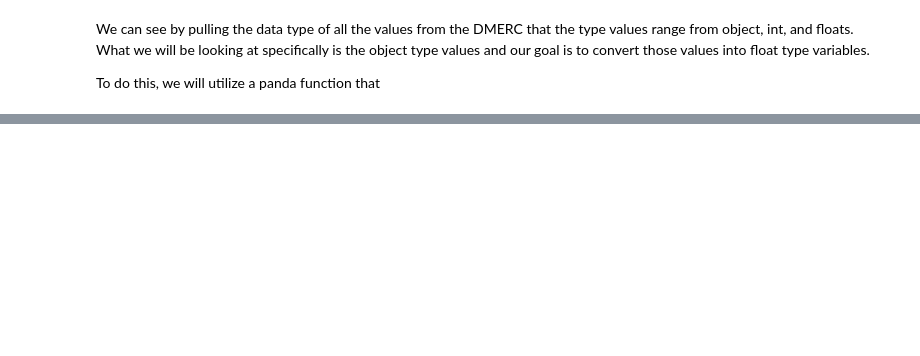
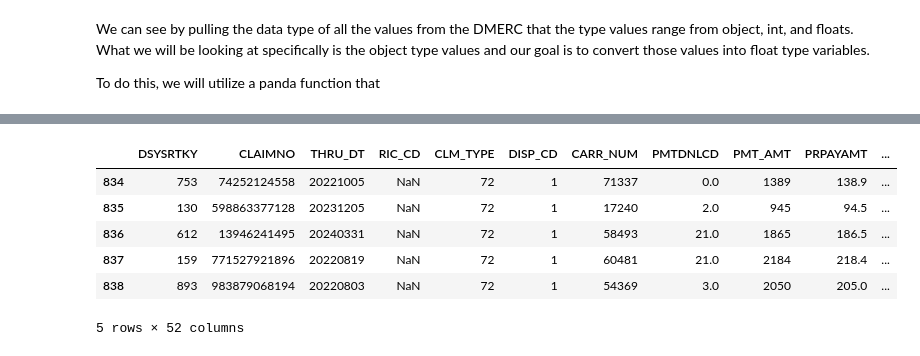
Before and after one commit to thcen-dev/ai-health-data-project, a Jupyter notebook: Assignment_01.ipynb, the cells around one changed output, grey strips where cells are left out. Saved outputs shown, nothing was run; the diff lists cells and outputs as text; code cells hidden in the pictures; blank space fills up the shorter version.

```diff
--- a/Assignment_01.ipynb
+++ b/Assignment_01.ipynb
@@ -95,2 +120,12 @@ df.dtypes
 | ICD_DGNS_VRSN_CD12 | float64 |
 dtype: object
+# %%
+df.tail()
+# %% [output]
+|  | DSYSRTKY | CLAIMNO | THRU_DT | RIC_CD | CLM_TYPE | DISP_CD | CARR_NUM | PMTDNLCD | PMT_AMT | PRPAYAMT | ... |
+| 834 | 753 | 74252124558 | 20221005 | NaN | 72 | 1 | 71337 | 0.0 | 1389 | 138.9 | ... |
+| 835 | 130 | 598863377128 | 20231205 | NaN | 72 | 1 | 17240 | 2.0 | 945 | 94.5 | ... |
+| 836 | 612 | 13946241495 | 20240331 | NaN | 72 | 1 | 58493 | 21.0 | 1865 | 186.5 | ... |
+| 837 | 159 | 771527921896 | 20220819 | NaN | 72 | 1 | 60481 | 21.0 | 2184 | 218.4 | ... |
+| 838 | 893 | 983879068194 | 20220803 | NaN | 72 | 1 | 54369 | 3.0 | 2050 | 205.0 | ... |
+5 rows × 52 columns
```
Also changed, not shown: parts of 6 cells of this notebook.
